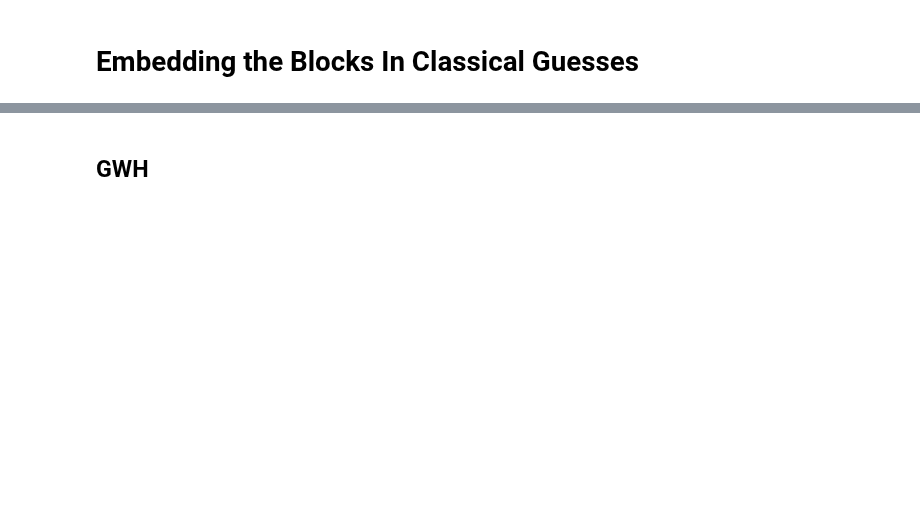
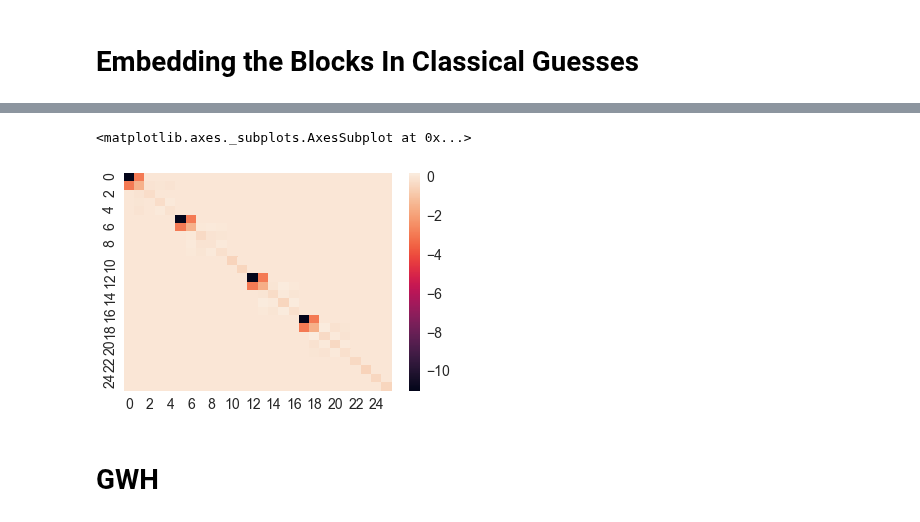
Before and after one commit to jcartus/SCFInitialGuess, a Jupyter notebook: thesis/notebooks/AtomicBlocks/InterpolationFock.ipynb, the cells around one changed output, grey strips where cells are left out. Cells and saved outputs as stored; diff of their text form; code cells hidden in the pictures; blank space fills up the shorter version.

```diff
--- a/thesis/notebooks/AtomicBlocks/InterpolationFock.ipynb
+++ b/thesis/notebooks/AtomicBlocks/InterpolationFock.ipynb
@@ -261,5 +277,12 @@ print(make_results_str(measure_all_quantities(
+# %%
+f_test_zeros = embedd_batch(np.zeros(f_test.shape))
+# %%
+sns.heatmap(f_test_zeros[0])
+# %% [output]
+<matplotlib.axes._subplots.AxesSubplot at 0x...>
+[figure, added]
 # %% [markdown]
-## GWH
+# GWH
 # %%
 f_gwh = []
 
```
Also changed, not shown: parts of 58 cells of this notebook.
